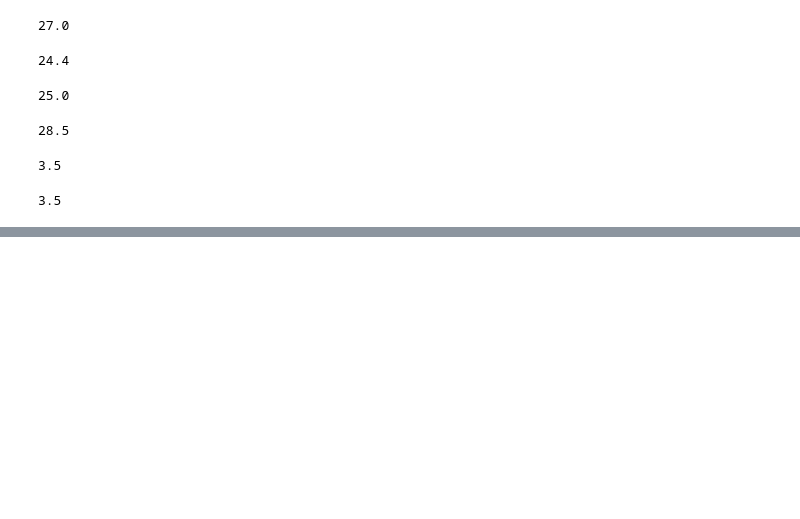
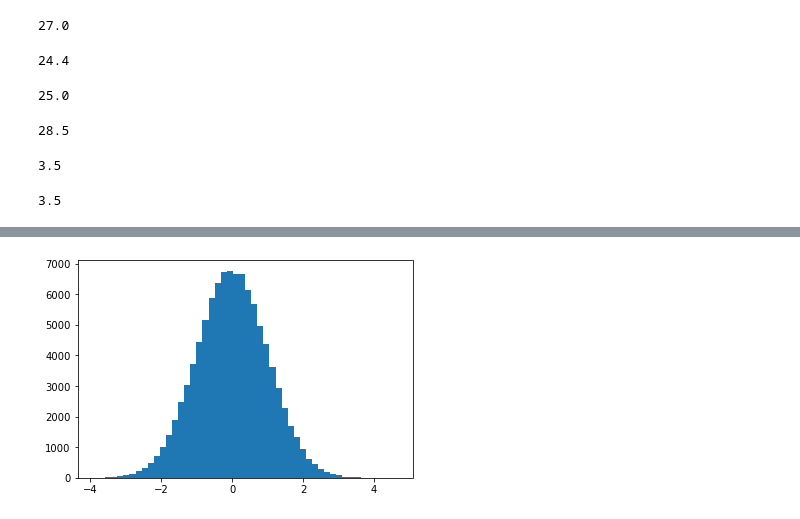
Before and after one commit to Ertugrul-Kurubal/Statistics-With-Python, a Jupyter notebook: Statistics In Lab.ipynb, the cells around one changed output, grey strips where cells are left out. Drawn from its saved outputs; the diff is of its cells as text; code cells hidden in the pictures; blank space fills up the shorter version.

```diff
--- a/Statistics In Lab.ipynb
+++ b/Statistics In Lab.ipynb
@@ -128,0 +189,4 @@ stats.iqr(age)
+# %%
+plt.hist(x, bins=50);
+# %% [output]
+[figure, added]
```
Also changed, not shown: parts of 11 cells of this notebook.
